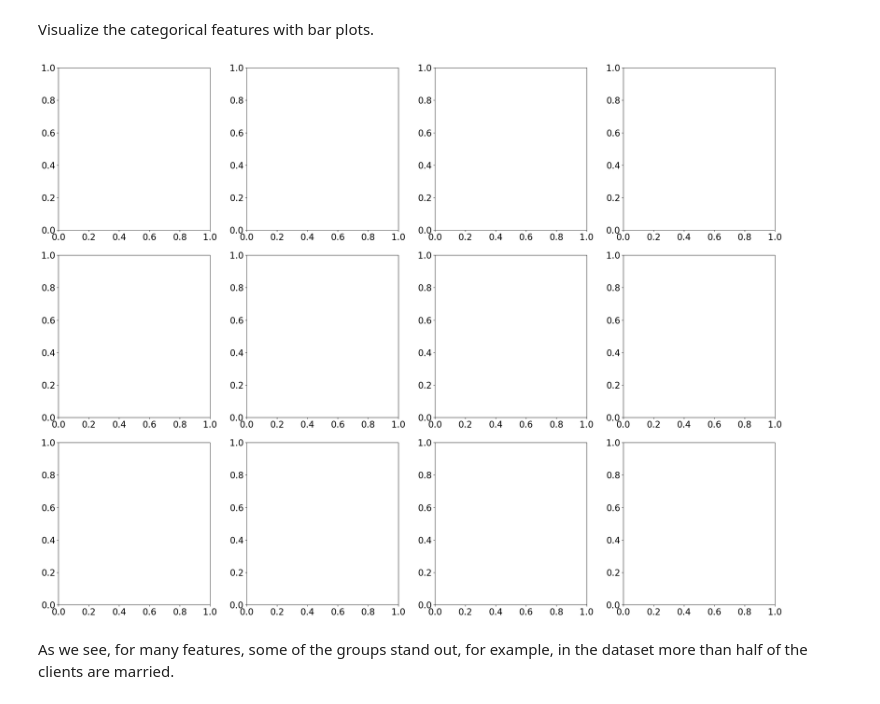
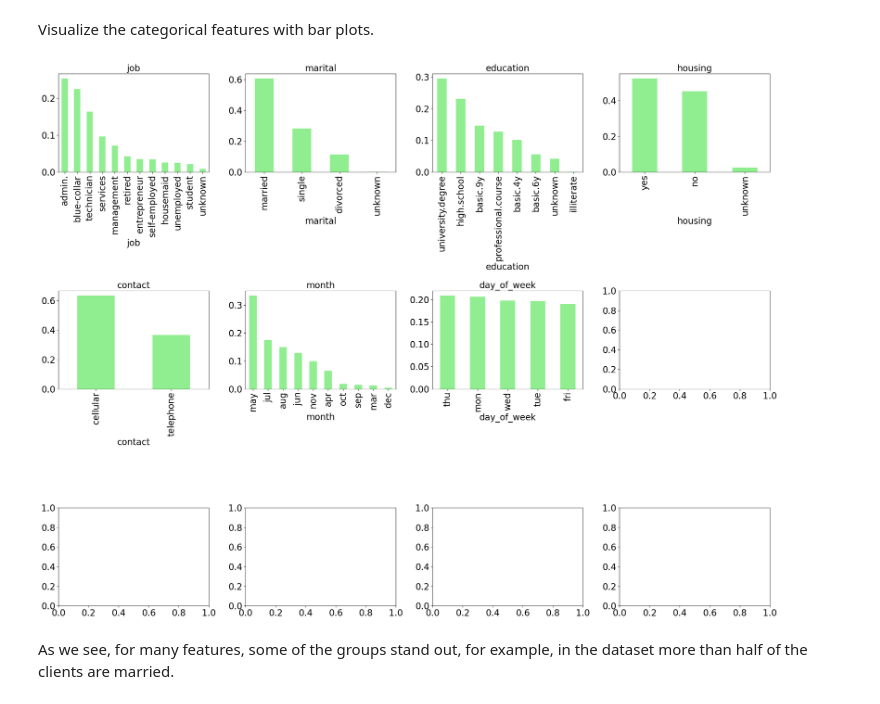
Before and after one commit to ledidk/data_analysis_in_banking, a Jupyter notebook: VDA_Banking_L2.ipynb, the cells around one changed output. Saved outputs shown, nothing was run; the diff lists cells and outputs as text; code cells hidden in the pictures.

```diff
--- a/VDA_Banking_L2.ipynb
+++ b/VDA_Banking_L2.ipynb
@@ -669,17 +670,17 @@ Visualize the categorical features with bar plots.
 # %%
 plt.rcParams['axes.labelsize'] = 20
 plt.rcParams['axes.titlesize'] = 20
 plt.rcParams['font.size'] = 20
 
 fig, axes = plt.subplots(ncols=4, nrows = 3, figsize=(24, 18))
 plt.subplots_adjust(left=None, bottom=None, right=None, top=None, wspace=None, hspace=0.4)
 
-for i in range(len(categorical)):
-    df[categorical[i]].value_counts(normalize=True).plot(kind='bar', label=categorical[i], ax=axes[i//4, i%4], color='lightgreen')
-    axes[i//4, i%4].set_title(categorical[i])
+for i in range(len(cat_cols)):
+    df[cat_cols[i]].value_counts(normalize=True).plot(kind='bar', label=cat_cols[i], ax=axes[i//4, i%4], color='lightgreen')
+    axes[i//4, i%4].set_title(cat_cols[i])
 plt.tight_layout()
 # %% [output]
-[figure, old version]
+[figure, new version]
 # %% [markdown]
 As we see, for many features, some of the groups stand out, for example, in the dataset more than half of the clients are married.
 # %% [markdown]
```
Also changed, not shown: parts of 1 cell of this notebook.
